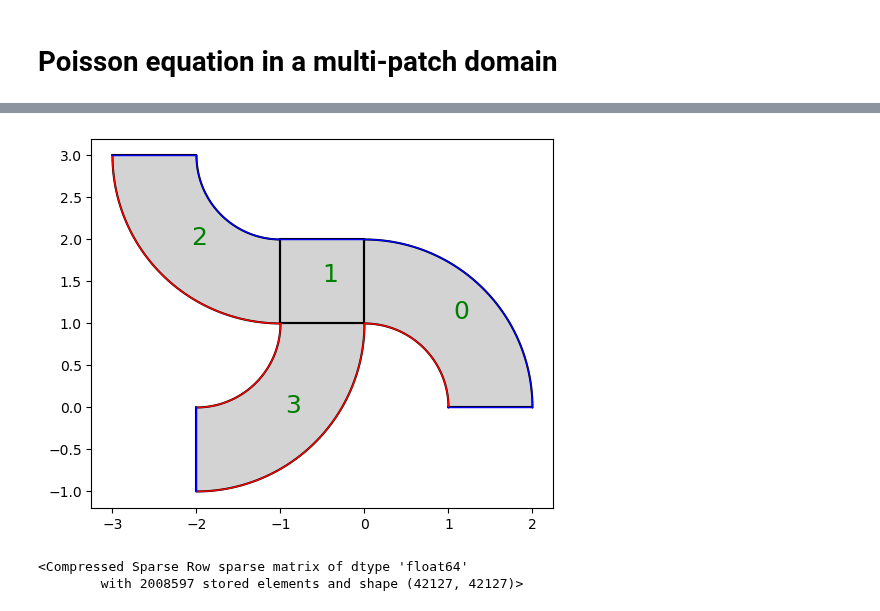
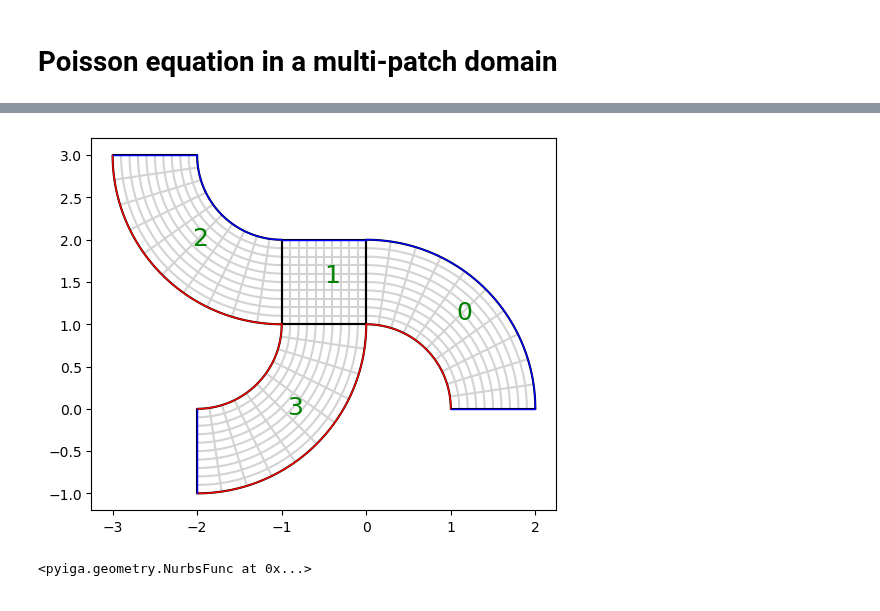
Before and after one commit to Stefan714/pyiga, a Jupyter notebook: notebooks/solve-multipatch.ipynb, the cells around one changed output, grey strips where cells are left out. Saved outputs shown, nothing was run; the diff lists cells and outputs as text; code cells hidden in the pictures.

```diff
--- a/notebooks/solve-multipatch.ipynb
+++ b/notebooks/solve-multipatch.ipynb
@@ -14,7 +14,7 @@ from pyiga import assemble_cy
 # %%
 # define discretization space (we may choose nested discretization spaces)
 p = 3
-N = 100
+N = 10
 kvs = [2 * (bspline.make_knots(p, 0.0, 1.0, N),),
        2 * (bspline.make_knots(p, 0.0, 1.0, N),),
        2 * (bspline.make_knots(p, 0.0, 1.0, N),),
@@ -47,21 +47,22 @@ M.set_boundary_id({'Neumann/Robin':{(0,2),(2,3),(3,2),(3,3)},
                    'Dirichlet':{(0,0),(0,3),(1,1),(2,0),(2,2),(3,0)}})
 
 # visualize the PatchMesh object with Dirichlet boundary (blue) and Neumann boundary (red)
-M.draw(patch_idx = True, knots=True, bcolor={'Dirichlet':'blue','Neumann/Robin':'red'})
-
+fig, ax = plt.subplots(1,1, figsize=(6,6))
+M.plotmesh(patch_idx = True, knots=True, bcolor={'Dirichlet':'blue','Neumann/Robin':'red'}, axis=ax)
+ax.axis('scaled');
 # set up a MultiPatch object that initializes a Basis to map global dofs to local dofs
 MP = assemble.Multipatch(M, automatch=True)
 
-#set Dirichlet values for DoFs at the Dirichlet boundary
+# set Dirichlet values for DoFs at the Dirichlet boundary
 dir_bcs = MP.set_dirichlet_boundary({'Dirichlet':gD})
 
 # assemble the linear system and (possible) Neumann vector or Robin matrix/vector
 Kh = MP.assemble_volume("inner(grad(u), grad(v)) * dx", arity = 2)
 Fh = MP.assemble_volume("f * v * dx", arity=1, physical=True, f=f) #f is living in the physical domain
 
-# # generate Neumann vector for global contribution to the right hand side, in this case it is a zero vector since g1 is zero
+# generate Neumann vector for global contribution to the right hand side, in this case it is a zero vector since g1 is zero
 Nh = MP.assemble_surface('(gN * v) * ds', arity=1, gN=gN, boundary_idx='Neumann/Robin')
 
-# #generate Robin Matrix for global contribution to the right hand side, in this case it is a zero matrix again since alpha is zero
+# generate Robin Matrix for global contribution to the right hand side, in this case it is a zero matrix again since alpha is zero
 Rh = MP.assemble_surface('(alpha * u * v) * ds', arity=2, alpha=alpha, boundary_idx='Neumann/Robin')
 # %% [output]
@@ -70,9 +71,8 @@ Basis setup took 0.0041506290435791016 seconds
-[figure, old version]
+[figure, new version]
-# %%
-Kh
-# %% [output]
-<Compressed Sparse Row sparse matrix of dtype 'float64'
-        with 2008597 stored elements and shape (42127, 42127)>
+# %%
+M.patches[0][0][1]
+# %% [output]
+<pyiga.geometry.NurbsFunc at 0x...>
 # %%
 # set up and solve linear system by eliminating Dirichlet DoFs from the system
 LS = assemble.RestrictedLinearSystem(Kh + Rh, Fh + Nh, dir_bcs)
```
Also changed, not shown: parts of 14 cells of this notebook, 6 other files.
